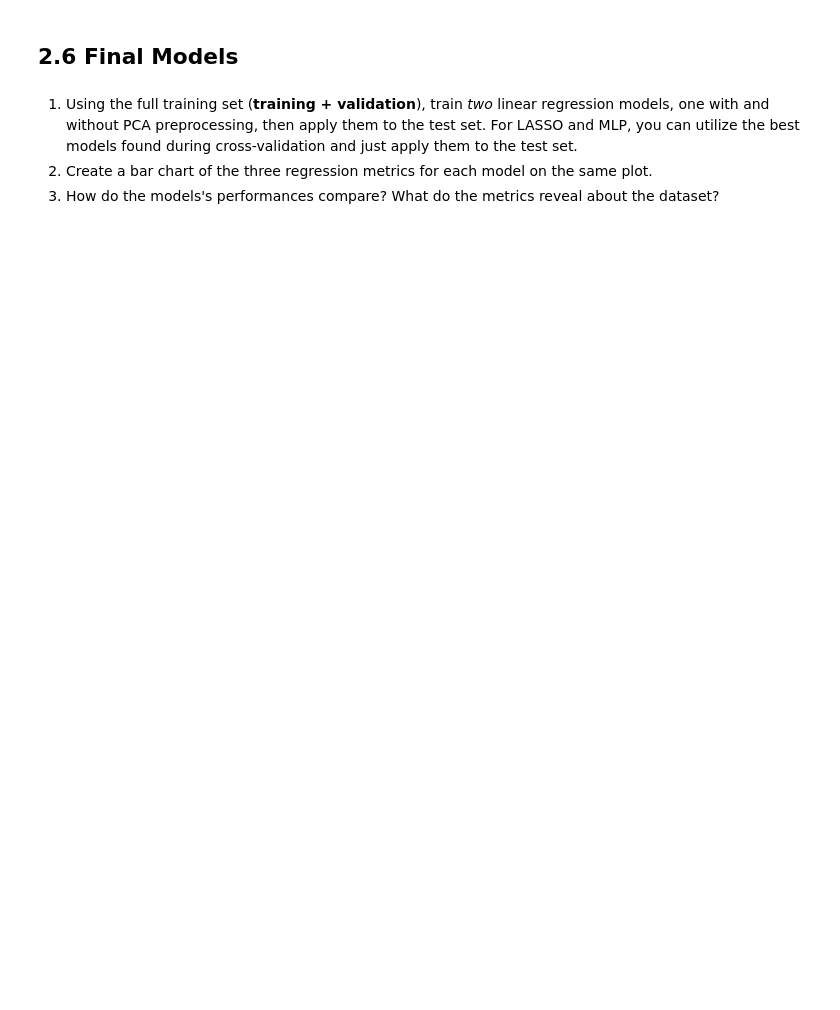
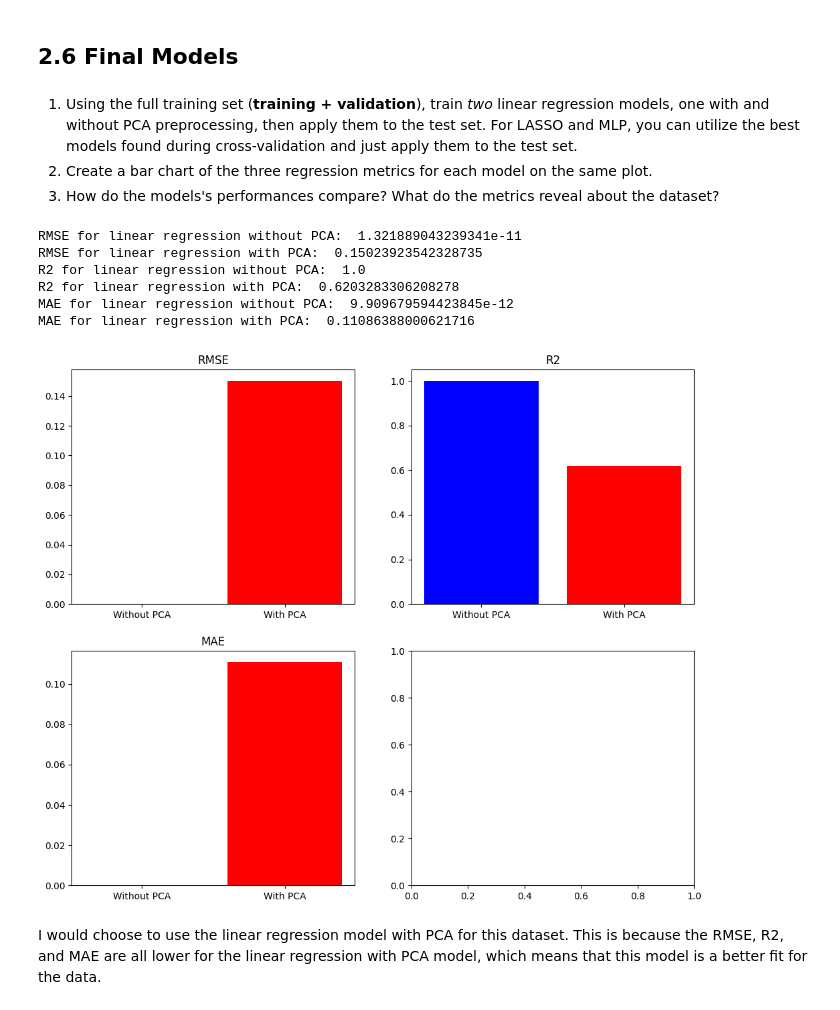
Before and after one commit to radio4444/Project-2, a Jupyter notebook: Project 2 - my version.ipynb, the cells around one changed output. Drawn from its saved outputs; the diff is of its cells as text; code cells hidden in the pictures; blank space fills up the shorter version.

```diff
--- a/Project 2 - my version.ipynb
+++ b/Project 2 - my version.ipynb
@@ -618,0 +780,52 @@ In addition to utilizing the same `GridSearchCV` parameters as in 2.5, the `MLPR
+# %%
+# Calculate the RMSE
+rmse=np.sqrt(mean_squared_error(test_labels, predictions_lr))
+print("RMSE for linear regression without PCA: ", rmse)
+rmse_pca=np.sqrt(mean_squared_error(test_labels_pca, predictions_pca_lr))
+print("RMSE for linear regression with PCA: ", rmse_pca)
+
+# Calculate R2
+r2=r2_score(test_labels, predictions_lr)
+print("R2 for linear regression without PCA: ",r2 )
+r2_pca=r2_score(test_labels_pca, predictions_pca_lr)
+print("R2 for linear regression with PCA: ",r2_pca )
+
+# Calculate MAE
+mae=mean_absolute_error(test_labels, predictions_lr)
+print("MAE for linear regression without PCA: ",mae )
+mae_pca=mean_absolute_error(test_labels_pca, predictions_pca_lr)
+print("MAE for linear regression with PCA: ",mae_pca)
+# %% [output]
+RMSE for linear regression without PCA:  1.321889043239341e-11
+RMSE for linear regression with PCA:  0.15023923542328735
+R2 for linear regression without PCA:  1.0
+R2 for linear regression with PCA:  0.6203283306208278
+MAE for linear regression without PCA:  9.909679594423845e-12
+MAE for linear regression with PCA:  0.11086388000621716
+# %%
+import matplotlib.pyplot as plt
+# Create a figure
+fig, axes = plt.subplots(nrows=2, ncols=2, figsize=(12, 10))
+
+# Plot the RMSE
+axes[0,0].bar(['Without PCA', 'With PCA'], [rmse,rmse_pca], color=['b', 'r'], align='center')
+axes[0,0].set_title("RMSE")
+axes[0,0].set_xticks(['Without PCA', 'With PCA'])
+
+# Plot the R2
+axes[0,1].bar(['Without PCA', 'With PCA'], [r2,r2_pca], color=['b', 'r'], align='center')
+axes[0,1].set_title("R2")
+axes[0,1].set_xticks(['Without PCA', 'With PCA'])
+
+# Plot the MAE
+axes[1,0].bar(['Without PCA', 'With PCA'], [mae,mae_pca], color=['b', 'r'], align='center')
+axes[1,0].set_title("MAE")
+axes[1,0].set_xticks(['Without PCA', 'With PCA'])
+
+
+# Show the plot
+plt.show()
+# %% [output]
+[figure, added]
+# %% [markdown]
+I would choose to use the linear regression model with PCA for this dataset. This is because the RMSE, R2, and MAE are all lower for the linear regression with PCA model, which means that this model is a better fit for the data.
```
Also changed, not shown: parts of 45 cells of this notebook.
